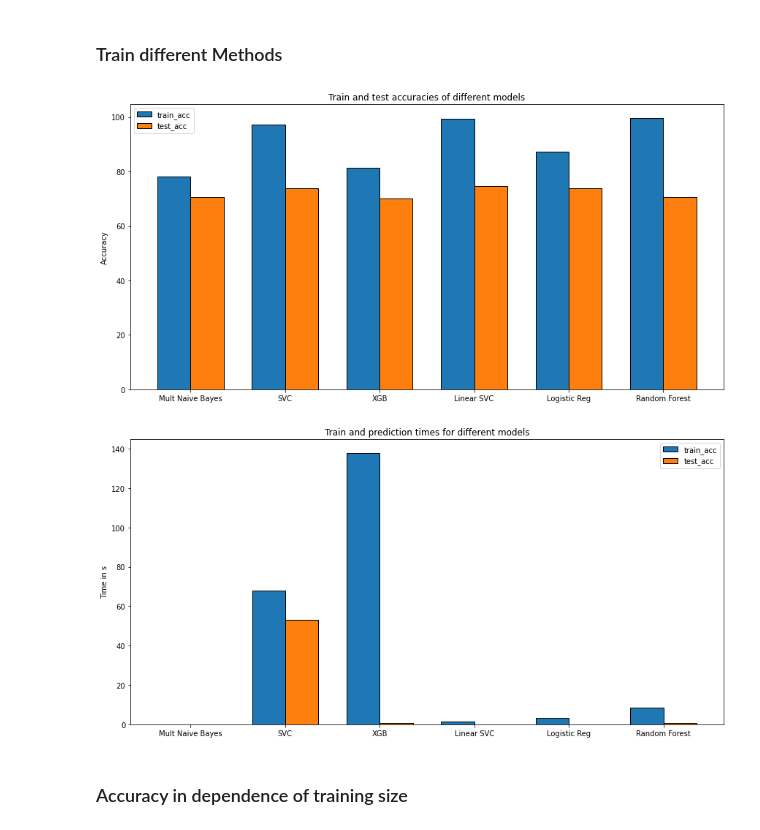
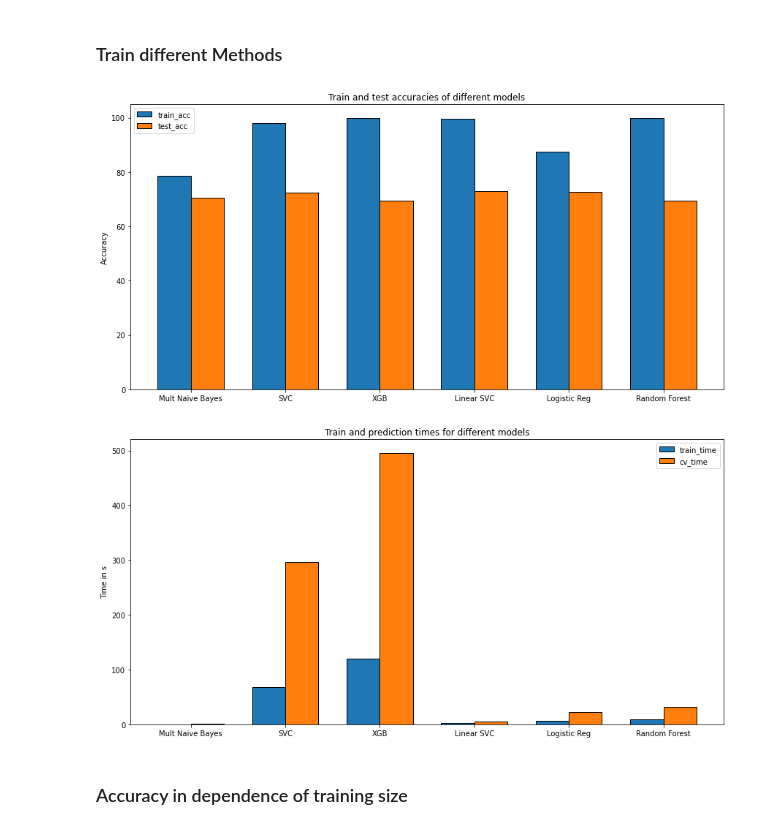
Before and after one commit to svenrr/good_news_everyone, a Jupyter notebook: Category_Analysis/models_scikit.ipynb, the cells around one changed output. Drawn from its saved outputs; the diff is of its cells as text; code cells hidden in the pictures.

```diff
--- a/Category_Analysis/models_scikit.ipynb
+++ b/Category_Analysis/models_scikit.ipynb
@@ -97,14 +100,15 @@ results.append(svc())
 # %%
 from xgboost import XGBClassifier
 def xgb():
-    clf = XGBClassifier(random_state=42, max_iter=100000)
+    clf = XGBClassifier(random_state=42)
 
     train_start = time()
     clf.fit(X_train_tfidf, y_train)
     train_time = time() - train_start
 
     pred_start = time()
-    test_score = clf.score(X_test_tfidf, y_test) * 100
+    #test_score = clf.score(X_test_tfidf, y_test) * 100
+    test_score = cross_val_score(clf, X_train_tfidf, y_train, cv=5).mean() * 100
     train_score = clf.score(X_train_tfidf, y_train) * 100
     pred_time = time() - pred_start
 
@@ -128,7 +132,8 @@ def lin_svc():
     train_time = time() - train_start
 
     pred_start = time()
-    test_score = clf.score(X_test_tfidf, y_test) * 100
+    #test_score = clf.score(X_test_tfidf, y_test) * 100
+    test_score = cross_val_score(clf, X_train_tfidf, y_train, cv=5).mean() * 100
     train_score = clf.score(X_train_tfidf, y_train) * 100
     pred_time = time() - pred_start
 
@@ -152,7 +157,8 @@ def log():
     train_time = time() - train_start
 
     pred_start = time()
-    test_score = clf.score(X_test_tfidf, y_test) * 100
+    #test_score = clf.score(X_test_tfidf, y_test) * 100
+    test_score = cross_val_score(clf, X_train_tfidf, y_train, cv=5).mean() * 100
     train_score = clf.score(X_train_tfidf, y_train) * 100
     pred_time = time() - pred_start
 
@@ -176,7 +182,8 @@ def rf():
     train_time = time() - train_start
 
     pred_start = time()
-    test_score = clf.score(X_test_tfidf, y_test) * 100
+    #test_score = clf.score(X_test_tfidf, y_test) * 100
+    test_score = cross_val_score(clf, X_train_tfidf, y_train, cv=5).mean() * 100
     train_score = clf.score(X_train_tfidf, y_train) * 100
     pred_time = time() - pred_start
 
@@ -194,28 +201,35 @@ results.append(rf())
 x = [i['model'] for i in results]
 y1 = [i['train_acc'] for i in results]
 y2 = [i['test_acc'] for i in results]
+y = {
+    'train_acc': y1,
+    'test_acc': y2}
 
 bar_adjacent_labels(
     x,
-    [y1, y2],
+    y,
     title='Train and test accuracies of different models',
     ylabel='Accuracy'
 )
 # %% [output]
-[figure, old version]
+[figure, new version]
 # %%
 x = [i['model'] for i in results]
 y1 = [i['train_time'] for i in results]
 y2 = [i['pred_time'] for i in results]
 
+y = {
+    'train_time': y1,
+    'cv_time': y2}
+
 bar_adjacent_labels(
     x,
-    [y1, y2],
+    y,
     title='Train and prediction times for different models',
     ylabel='Time in s'
 )
 # %% [output]
-[figure, old version]
+[figure, new version]
 # %% [markdown]
 ### Accuracy in dependence of training size
 # %%
```
Also changed, not shown: parts of 32 cells of this notebook, 7 other files.
